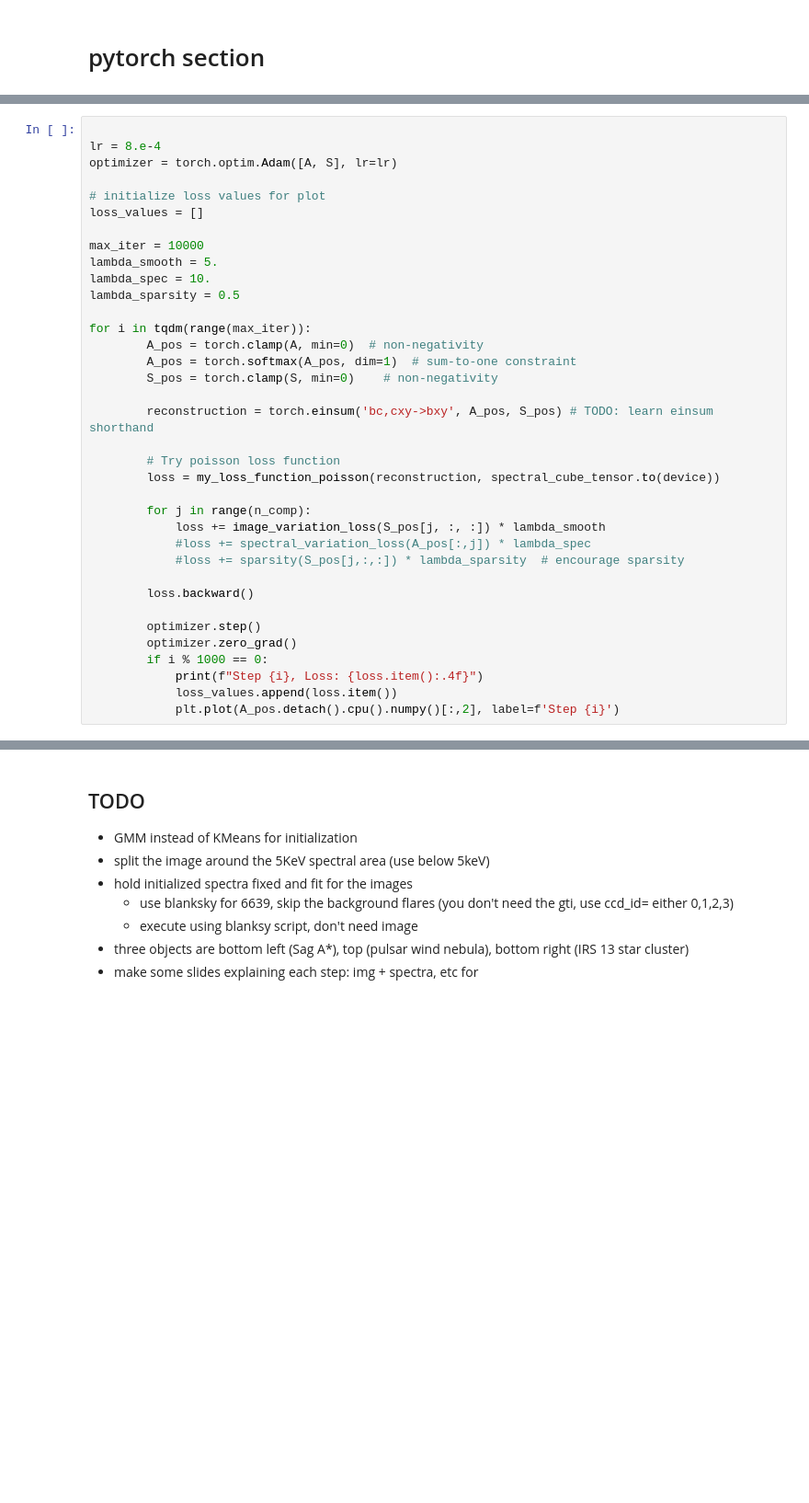
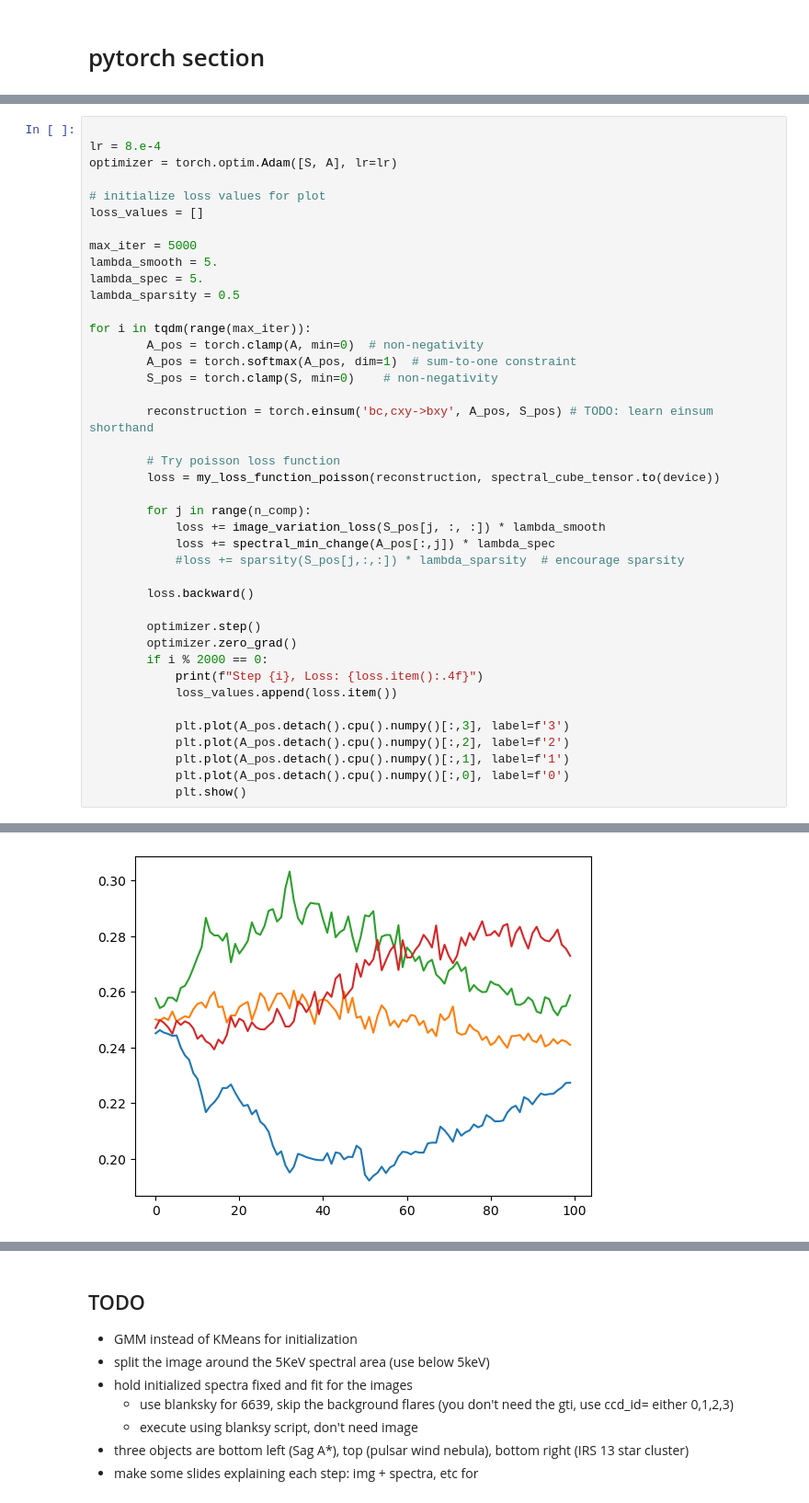
Before and after one commit to star-skelly/dogs_source_separation, a Jupyter notebook: try_pytorch.ipynb, the cells around one changed output, grey strips where cells are left out. Shown at 92% size. Drawn from its saved outputs; the diff is of its cells as text; blank space fills up the shorter version.

```diff
--- a/try_pytorch.ipynb
+++ b/try_pytorch.ipynb
@@ -485,14 +508,14 @@ for i, source in enumerate(A.T.detach().numpy()):
 # %%
 
 lr = 8.e-4
-optimizer = torch.optim.Adam([A, S], lr=lr)
+optimizer = torch.optim.Adam([S, A], lr=lr)
 
 # initialize loss values for plot
 loss_values = []
 
-max_iter = 10000
+max_iter = 5000
 lambda_smooth = 5.
-lambda_spec = 10.
+lambda_spec = 5.
 lambda_sparsity = 0.5
 
 for i in tqdm(range(max_iter)):
@@ -507,15 +530,20 @@ for i in tqdm(range(max_iter)):
 
         for j in range(n_comp):
             loss += image_variation_loss(S_pos[j, :, :]) * lambda_smooth
-            #loss += spectral_variation_loss(A_pos[:,j]) * lambda_spec
+            loss += spectral_min_change(A_pos[:,j]) * lambda_spec
             #loss += sparsity(S_pos[j,:,:]) * lambda_sparsity  # encourage sparsity
 
         loss.backward()
 
         optimizer.step()
         optimizer.zero_grad()
-        if i % 1000 == 0:
+        if i % 2000 == 0:
             print(f"Step {i}, Loss: {loss.item():.4f}")
             loss_values.append(loss.item())
-            plt.plot(A_pos.detach().cpu().numpy()[:,2], label=f'Step {i}')
+
+            plt.plot(A_pos.detach().cpu().numpy()[:,3], label=f'3')
+            plt.plot(A_pos.detach().cpu().numpy()[:,2], label=f'2')
+            plt.plot(A_pos.detach().cpu().numpy()[:,1], label=f'1')
+            plt.plot(A_pos.detach().cpu().numpy()[:,0], label=f'0')
+            plt.show()
 # %% [output]
@@ -522,0 +551 @@ Step 0, Loss: 230726.9043
+[figure, new version]
```
Also changed, not shown: parts of 10 cells of this notebook.
